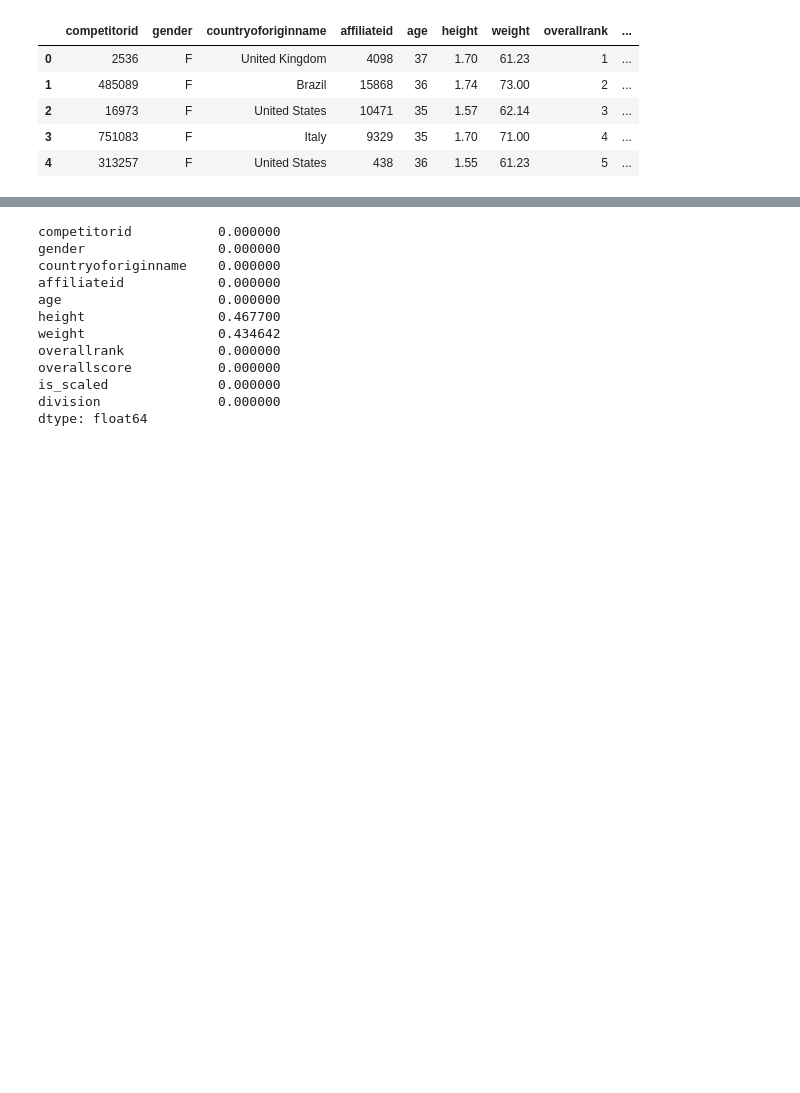
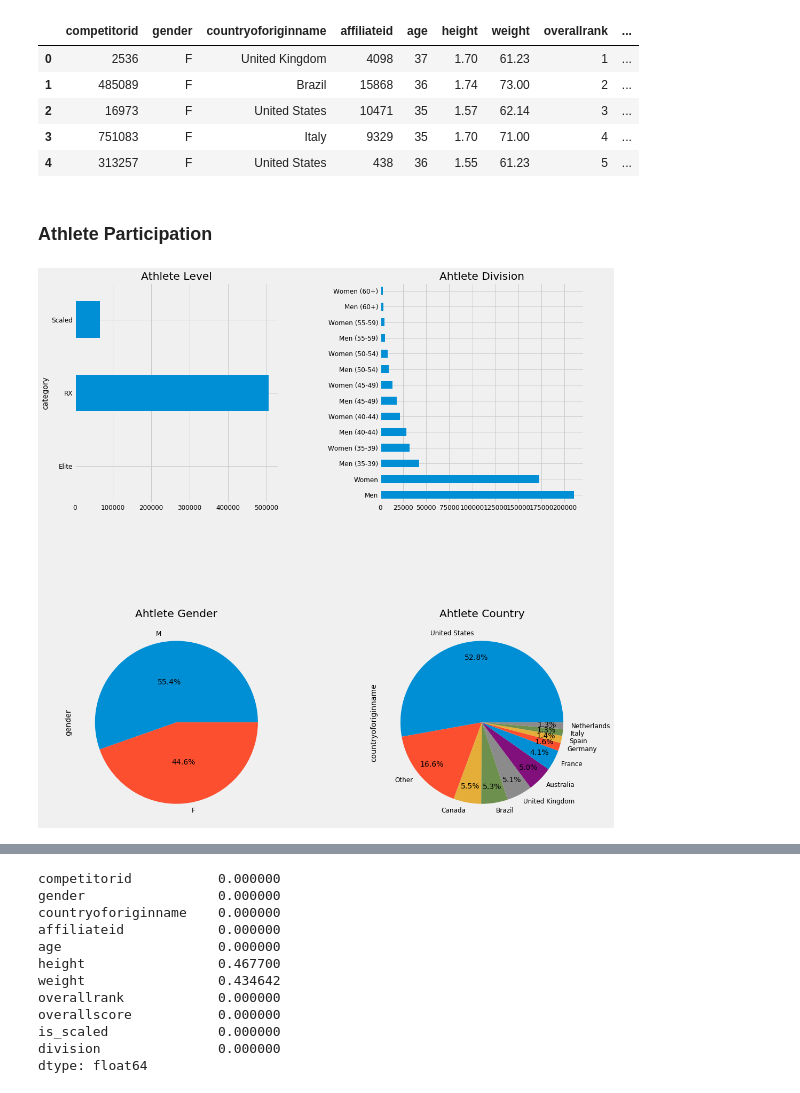
Before and after one commit to Pabsm94/DataScientist_Nanodegree_Udacity, a Jupyter notebook: [DS Nanodegree] - Project 1.ipynb, the cells around one changed output, grey strips where cells are left out. Drawn from its saved outputs; the diff is of its cells as text; code cells hidden in the pictures; blank space fills up the shorter version.

Commit message:
Pretty Visualization

```diff
--- a/[DS Nanodegree] - Project 1.ipynb
+++ b/[DS Nanodegree] - Project 1.ipynb
@@ -33,3 +71,8 @@ crossfit_open_athletes_2019.head()
+# %%
+crossfit_open_athletes_2019['category'] = crossfit_open_athletes_2019['is_scaled']
+crossfit_open_athletes_2019.loc[crossfit_open_athletes_2019.is_scaled == 0, 'category'] = 'RX'
+crossfit_open_athletes_2019.loc[crossfit_open_athletes_2019.is_scaled == 1, 'category'] = 'Scaled'
+crossfit_open_athletes_2019.loc[crossfit_open_athletes_2019.postcompstatus=='accepted', 'category'] = 'Elite'
 # %% [markdown]
 #### Select Meaningful Columns
 # %%
@@ -41,6 +84,7 @@ columns_to_drop = ['competitorname'
                    , 'countryoforigincode'
                    , 'affiliatename'
                    , 'divisionid'
+                   , 'is_scaled'
 ]
 # %%
 crossfit_open_athletes_2019_filtered = crossfit_open_athletes_2019.drop(columns_to_drop, axis=1)
@@ -59,0 +102,2 @@ total_number_of_athletes_2019 = crossfit_open_athletes_2019_filtered.competitori
+# %% [markdown]
+### Athlete Participation
@@ -59,0 +108,19 @@ total_number_of_athletes_2019 = crossfit_open_athletes_2019_filtered.competitori
+# %%
+fig, ((ax1, ax2), (ax3, ax4)) = plt.subplots(2,2,figsize=(15,15))
+crossfit_open_athletes_2019_filtered.groupby('category').competitorid.count().plot.barh(title='Athlete Level', ax=ax1);
+crossfit_open_athletes_2019_filtered.division.value_counts().plot.barh(title="Ahtlete Division", ax=ax2);
+crossfit_open_athletes_2019_filtered.gender.value_counts().plot(kind='pie'
+                                                                , autopct='%1.1f%%'
+                                                                , pctdistance=0.5
+                                                                , title='Ahtlete Gender'
+                                                                , ax=ax3);
+crossfit_open_athletes_2019_filtered.countryoforiginname.value_counts().plot(kind="pie"
+                                 , autopct='%1.1f%%'
+                                 , pctdistance=0.8
+                                 , title='Ahtlete Country'
+                                 , ax=ax4);
+plt.tight_layout()
+fig.subplots_adjust(wspace=0.5)
+fig.subplots_adjust(hspace=0.5)
+# %% [output]
+[figure, added]
```
Also changed, not shown: parts of 33 cells of this notebook.
